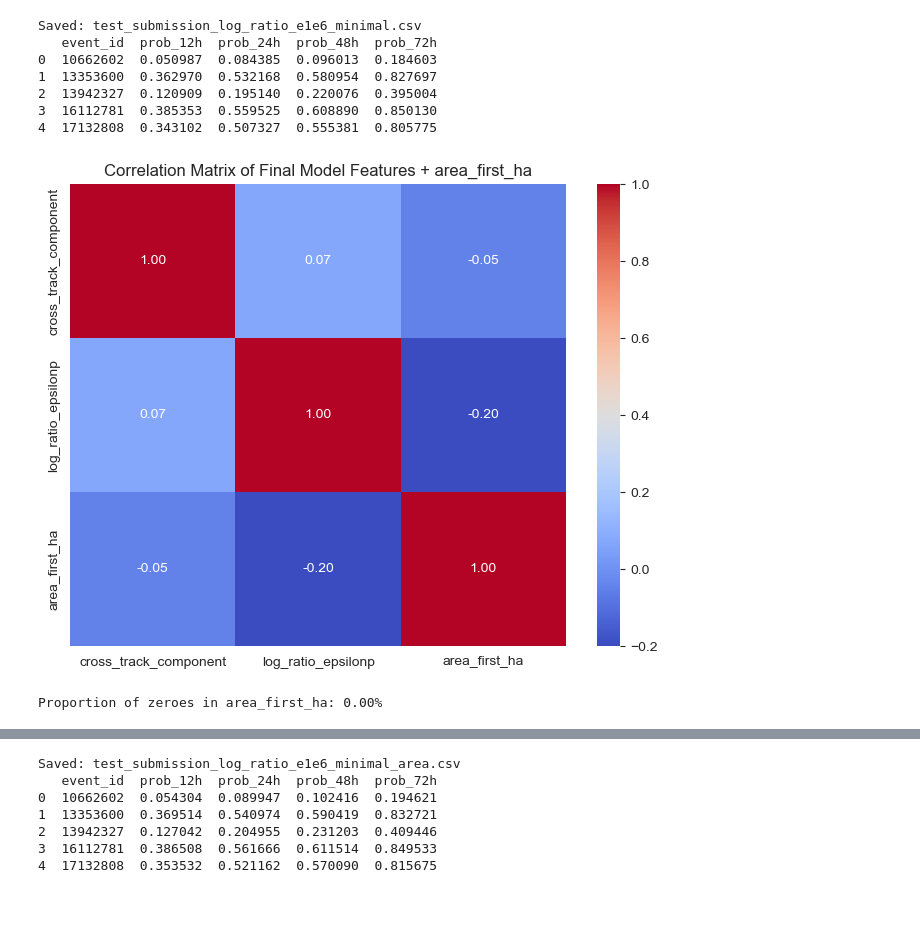
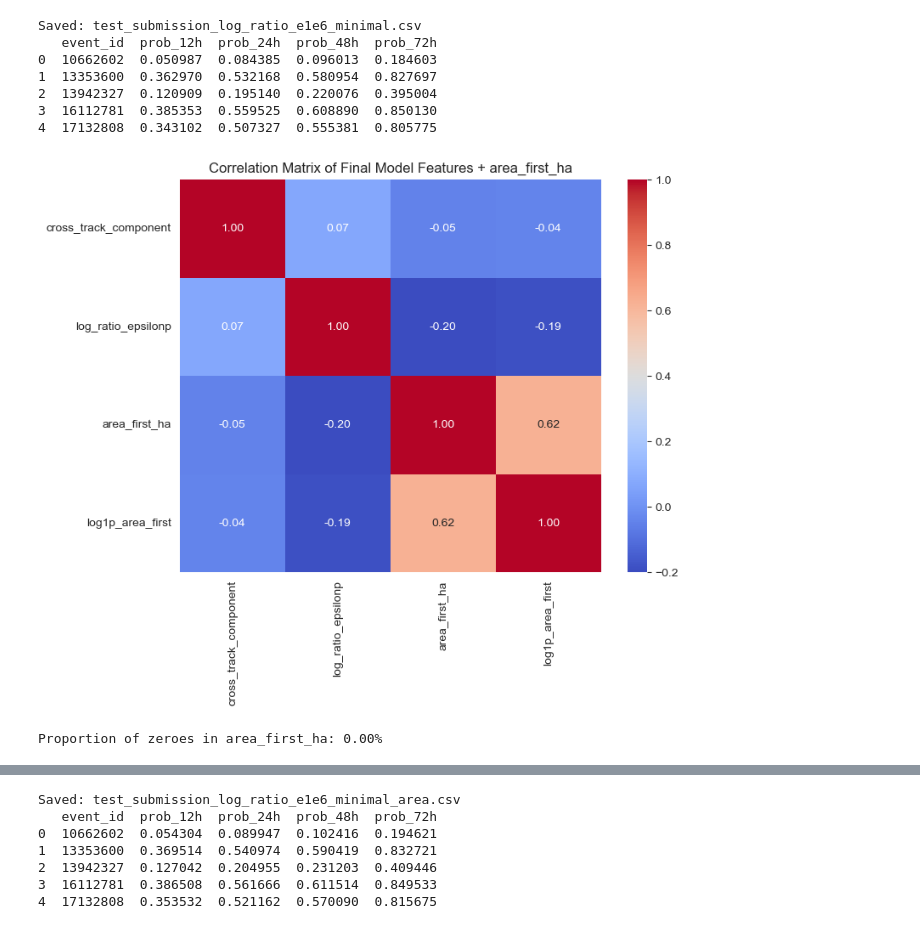
Before and after one commit to aydinkhan2005/Fire-Risk-Predictor, a Jupyter notebook: draft.ipynb, the cells around one changed output, grey strips where cells are left out. Cells and saved outputs as stored; diff of their text form; code cells hidden in the pictures.

Commit message:
Unsuccessful log1p_area_first model

```diff
--- a/draft.ipynb
+++ b/draft.ipynb
@@ -788,16 +788,16 @@ Saved: test_submission_log_ratio_e1e6_minimal.csv
 3  16112781  0.385353  0.559525  0.608890  0.850130
 4  17132808  0.343102  0.507327  0.555381  0.805775
 # %%
-MODEL_FEATURES_TEST = MODEL_FEATURES + ['area_first_ha']
+MODEL_FEATURES_TEST = MODEL_FEATURES + ['area_first_ha', 'log1p_area_first']
 # Check correlation of area_first_ha with the two features
 corr_matrix_test = train_sub[MODEL_FEATURES_TEST].corr()
 plt.figure(figsize=(8, 6))
 sns.heatmap(corr_matrix_test, annot=True, cmap='coolwarm', fmt='.2f')
 plt.title('Correlation Matrix of Final Model Features + area_first_ha')
 plt.show()
 # print the proportion of zeroes in the area_first_ha feature
 zero_proportion = (train_sub['area_first_ha'] == 0).mean()
 print(f"Proportion of zeroes in area_first_ha: {zero_proportion:.2%}")
 # %% [output]
-[figure, old version]
+[figure, new version]
 Proportion of zeroes in area_first_ha: 0.00%
```
Also changed, not shown: parts of 4 cells of this notebook.
